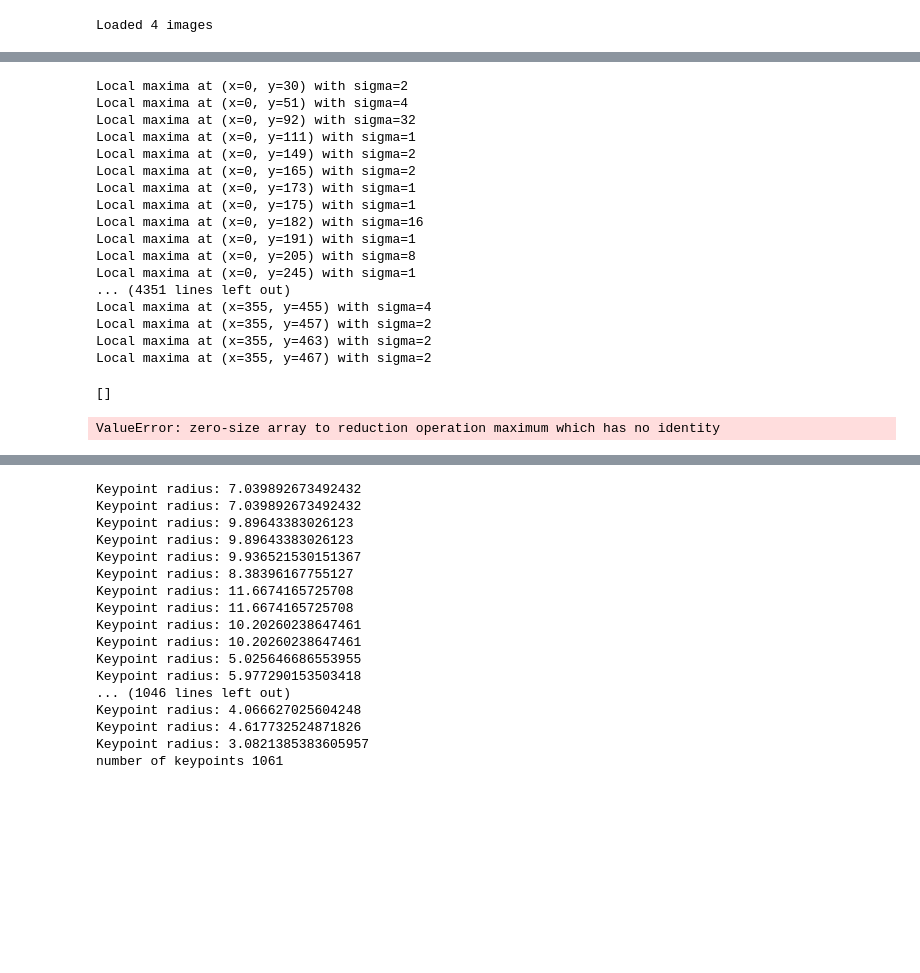
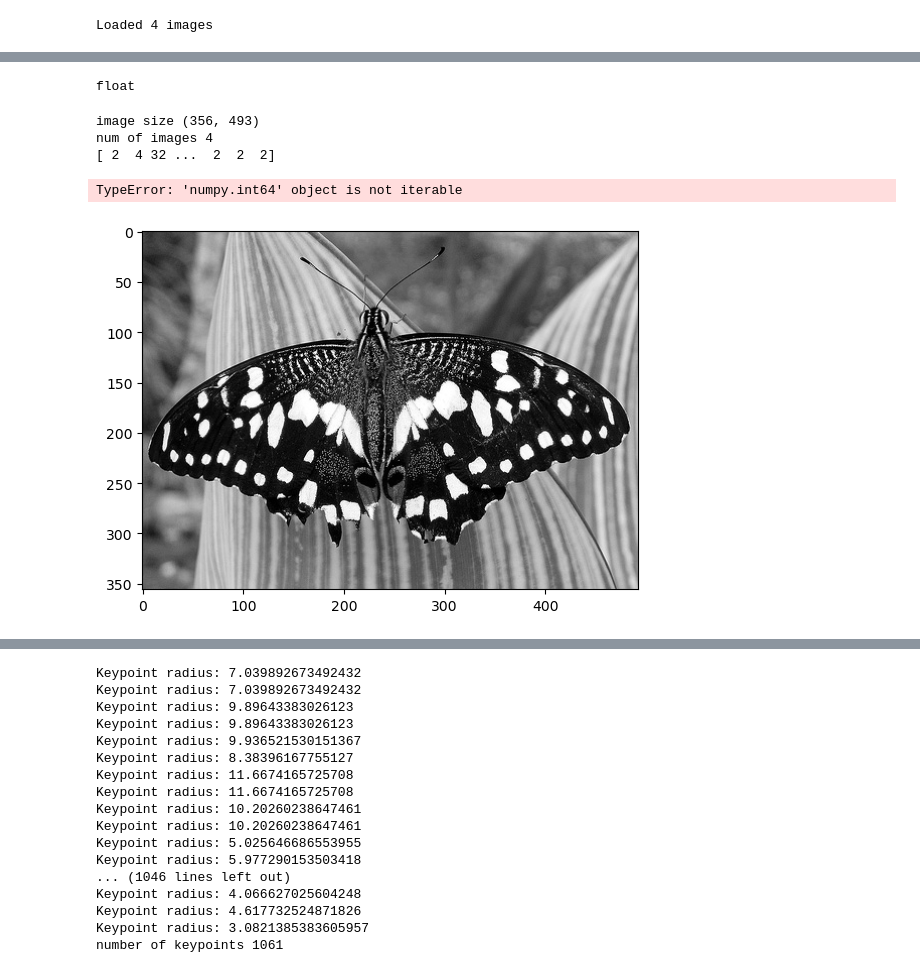
Before and after one commit to noelmrowiec/CS543, a Jupyter notebook: MP2-SIFT-Detector/mrowiec3_a2.ipynb, the cells around one changed output, grey strips where cells are left out. Drawn from its saved outputs; the diff is of its cells as text; code cells hidden in the pictures; blank space fills up the shorter version.

Commit message:
updated NMS and threshold functions

```diff
--- a/MP2-SIFT-Detector/mrowiec3_a2.ipynb
+++ b/MP2-SIFT-Detector/mrowiec3_a2.ipynb
@@ -149,27 +149,32 @@ def non_max_suppression_3d(scale_space, sigmas):
 
     return local_maxima
 # %%
-def get_maxima_coords(scale_space, threshold):
+def get_maxima_coords(local_maxima, threshold):
     """
-    returns: a list of coordinates of local maxima as a tuple with (x,y,sigma)
+    returns: a list of coordinates of local maxima (x,y,sigma)
     """
     # Get coordinates of the local maxima
     coordinates = np.argwhere(local_maxima)
 
+    x_coords, y_coords, z_coords = [], [], []
     # Filter coordinates by the threshold
-    filtered_coords = [coord for coord in coordinates if scale_space[tuple(coord)] > threshold] #source: Copilot
+
+    #source: Copilot
+    for coord in coordinates:
+        if local_maxima[tuple(coord)] > threshold:
+            x, y, z = coord
+            x_coords.append(x)
+            y_coords.append(y)
+            z_coords.append(z)
 
 
-    # # Print the coordinates and corresponding sigma
-    # for coord in filtered_coords:
-    #     x, y, z = coord
-    #     sigma = sigmas[z]
-    #     print(f"Local maxima at (x={x}, y={y}) with sigma={sigma}")
-
-    return filtered_coords
+    return [x_coords, y_coords, z_coords]
 # %%
 # constant
-sqt_2 = np.sqrt(2)
+sqt_2 = 2**(1/2)
+type(sqt_2)
+# %% [output]
+float
 # %%
 #N = 10
 SIGMAS = [1,2,4,8,16,32]
@@ -188,7 +193,7 @@ for image in images:
 
     #3D non-maximum suppression
     local_maxima = non_max_suppression_3d(lap_of_gauss, SIGMAS)
-    coordinates = get_local_peak_coord(local_maxima, threshold)
+    coordinates = get_maxima_coords(local_maxima, threshold)
     coordinates_per_image.append(coordinates)
 
     # for k, sigma in enumerate(SIGMAS):
@@ -208,24 +213,6 @@ for image in images:
     #     y_coordinates = np.append(y_coordinates, h_pos)
 
     #     radii = np.append(radii, np.full(h_pos.shape[0], sigma * sqt_2))       # TODO divide by sigma squared?
-# %% [output]
-Local maxima at (x=0, y=30) with sigma=2
-Local maxima at (x=0, y=51) with sigma=4
-Local maxima at (x=0, y=92) with sigma=32
-Local maxima at (x=0, y=111) with sigma=1
-Local maxima at (x=0, y=149) with sigma=2
-Local maxima at (x=0, y=165) with sigma=2
-Local maxima at (x=0, y=173) with sigma=1
-Local maxima at (x=0, y=175) with sigma=1
-Local maxima at (x=0, y=182) with sigma=16
-Local maxima at (x=0, y=191) with sigma=1
-Local maxima at (x=0, y=205) with sigma=8
-Local maxima at (x=0, y=245) with sigma=1
-... (4351 lines left out)
-Local maxima at (x=355, y=455) with sigma=4
-Local maxima at (x=355, y=457) with sigma=2
-Local maxima at (x=355, y=463) with sigma=2
-Local maxima at (x=355, y=467) with sigma=2
 # %%
 
 
@@ -264,17 +251,20 @@ def show_all_circles(image, cx, cy, rad, color='r'):
 # %%
 #np.set_printoptions(threshold=np.inf)
 
-# print(x_coordinates)
-# print(y_coordinates)
-print(radii)
+print(f"image size {images[0].shape}")
+print(f"num of images {len(coordinates_per_image)}")
 
-print(x_coordinates.max())
-print(y_coordinates.max())
+for i, coords in enumerate(coordinates_per_image):
 
-print(f"image size {images[0].shape}")
-print(x_coordinates.shape, y_coordinates.shape, radii.shape)
-show_all_circles(images[0], x_coordinates, y_coordinates, radii)
+    cx, cy, cz = coords
+    sigmas = np.array([SIGMAS[z] for z in cz])
+    print(sigmas)
+    radii = sigmas * sqt_2
+    show_all_circles(images[i], x, y, radii)
 #show_all_circles(images[0], [55,33,88,10], [76,350,12,100], [5,7,1,2])
 # %% [output]
-[]
+image size (356, 493)
+num of images 4
+[ 2  4 32 ...  2  2  2]
-ValueError: zero-size array to reduction operation maximum which has no identity
+TypeError: 'numpy.int64' object is not iterable
+[figure, added]
```
Also changed, not shown: parts of 3 cells of this notebook.
